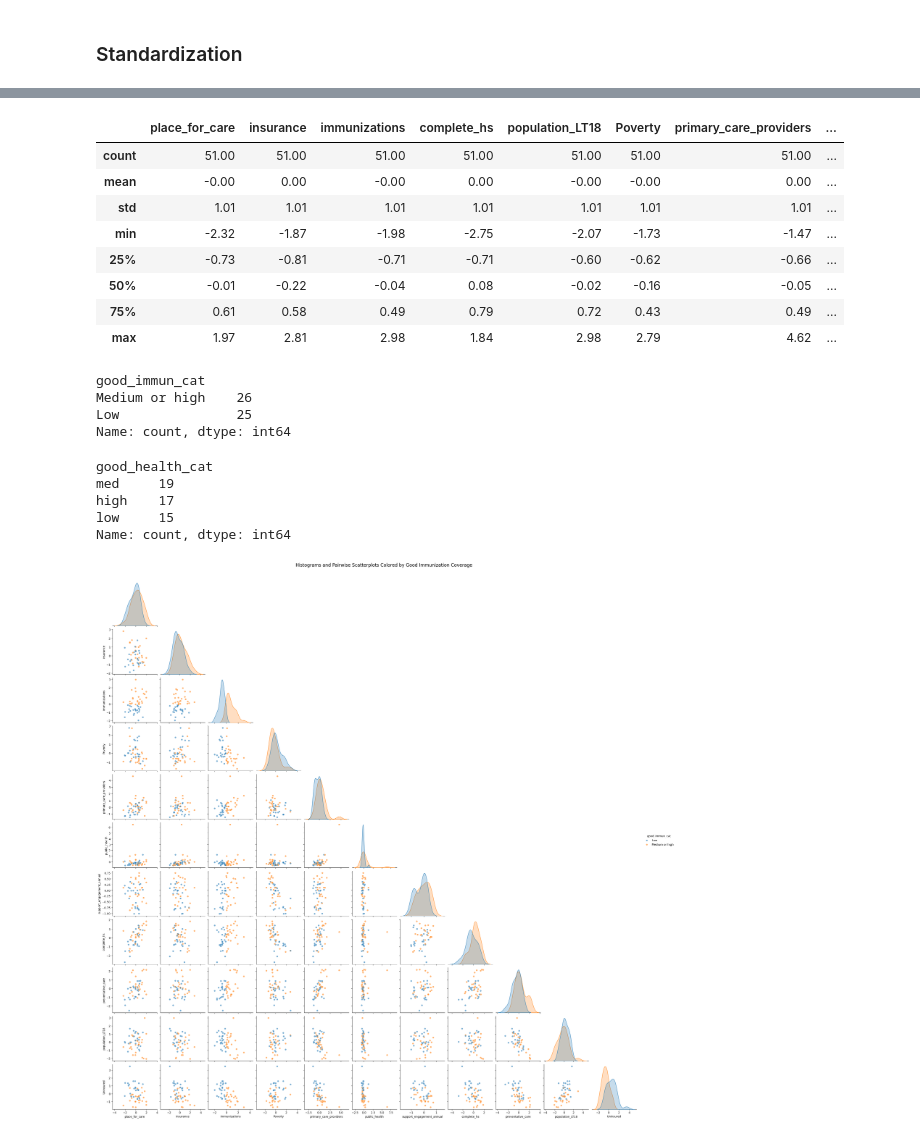
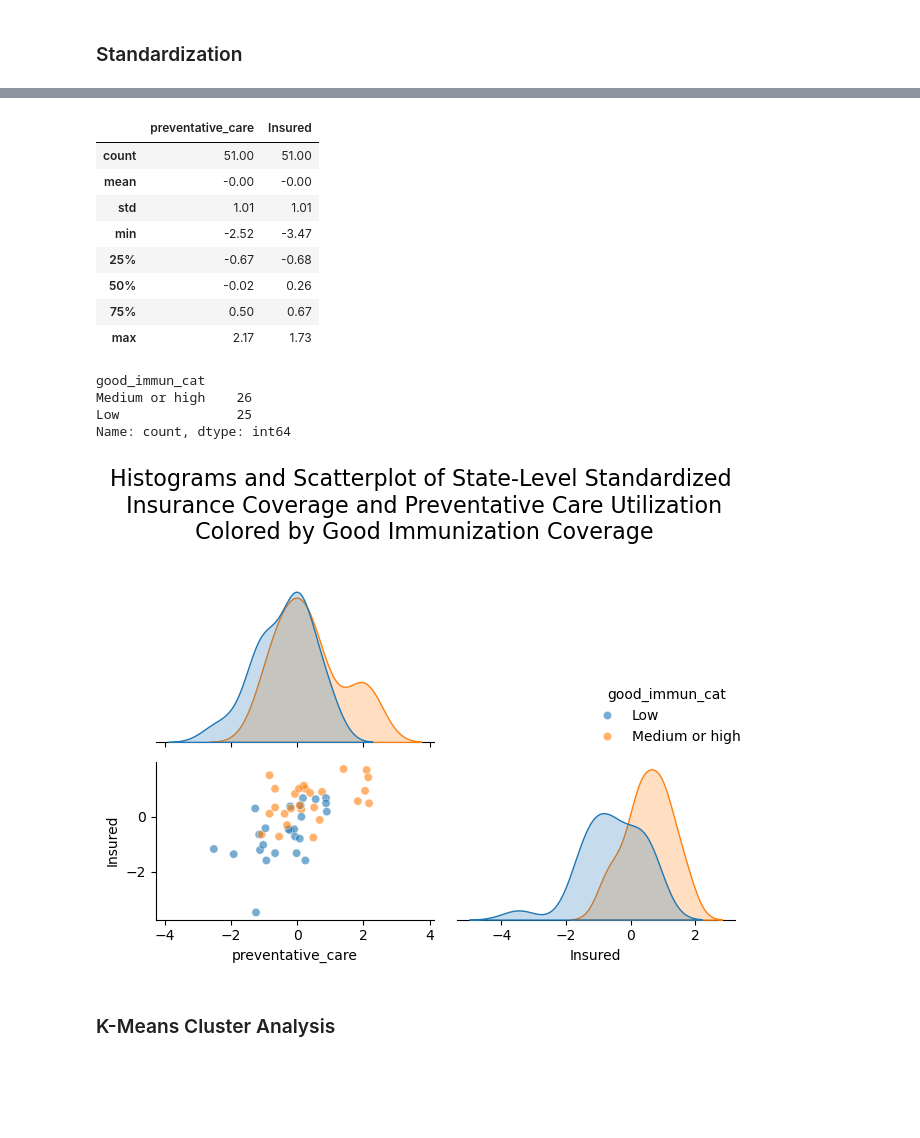
Before and after one commit to vt-art/NSCH-Machine-Learning-Project, a Jupyter notebook: code/3_NSCH_AHR_Cluster_Analysis.ipynb, the cells around one changed output, grey strips where cells are left out. Cells and saved outputs as stored; diff of their text form; code cells hidden in the pictures; blank space fills up the shorter version.

```diff
--- a/code/3_NSCH_AHR_Cluster_Analysis.ipynb
+++ b/code/3_NSCH_AHR_Cluster_Analysis.ipynb
@@ -124,0 +105,6 @@ df_state[['healthy', 'preventative_care','place_for_care',
+# %%
+#Reverse the direction of uninsured to percent insured to make the interpretation
+#easier, so that both preventative care and insured go from low to high.
+df_state['Insured'] = 100 - df_state['Uninsured']
+
+df_state[['preventative_care','Uninsured','Insured']].describe().round(2)
@@ -125,11 +121,5 @@ df_state[['healthy', 'preventative_care','place_for_care',
 # %%
-#Don't include 'healthy' or 'preventative_care' as these are the types of
-#outcomes we are interested in predicting
-
-cols_for_clustering = ['place_for_care',
-'insurance','immunizations','complete_hs','population_LT18',
-'Poverty','primary_care_providers','public_health', 'preventative_care',
-'Uninsured']
+cols_for_clustering = ['preventative_care','Insured']
 
 df_filtered = df_state[cols_for_clustering]
 
@@ -137,9 +127,9 @@ scaler = StandardScaler()
 df_scaled = pd.DataFrame(scaler.fit_transform(df_filtered),
                             columns=df_filtered.columns, index=df_filtered.index)
 
-#Add 'STATE', healthy and preventative care back to the standardized DataFrame
+#Add 'STATE',good immunization coverage back to the standardized DataFrame
 df_state_std = pd.concat(
-    [df_scaled, df_state[['STATE', 'healthy', 'support_engagement_annual', 'good_immun_cat']]],
+    [df_scaled, df_state[['STATE', 'good_immun_cat']]],
     axis=1
 )
 
@@ -166,18 +146,15 @@ print(df_state_std.columns)
 # %%
-df_state_std[['place_for_care', 'insurance','immunizations',
-              'complete_hs','population_LT18', 'Poverty',
-              'primary_care_providers','public_health','preventative_care',
-              'support_engagement_annual','Uninsured']].describe().round(2)
+df_state_std[['preventative_care', 'Insured']].describe().round(2)
 # %% [output]
-|  | place_for_care | insurance | immunizations | complete_hs | population_LT18 | Poverty | primary_care_providers | ... |
-| count | 51.00 | 51.00 | 51.00 | 51.00 | 51.00 | 51.00 | 51.00 | ... |
-| mean | -0.00 | 0.00 | -0.00 | 0.00 | -0.00 | -0.00 | 0.00 | ... |
-| std | 1.01 | 1.01 | 1.01 | 1.01 | 1.01 | 1.01 | 1.01 | ... |
-| min | -2.32 | -1.87 | -1.98 | -2.75 | -2.07 | -1.73 | -1.47 | ... |
-| 25% | -0.73 | -0.81 | -0.71 | -0.71 | -0.60 | -0.62 | -0.66 | ... |
-| 50% | -0.01 | -0.22 | -0.04 | 0.08 | -0.02 | -0.16 | -0.05 | ... |
-| 75% | 0.61 | 0.58 | 0.49 | 0.79 | 0.72 | 0.43 | 0.49 | ... |
-| max | 1.97 | 2.81 | 2.98 | 1.84 | 2.98 | 2.79 | 4.62 | ... |
+|  | preventative_care | Insured |
+| count | 51.00 | 51.00 |
+| mean | -0.00 | -0.00 |
+| std | 1.01 | 1.01 |
+| min | -2.52 | -3.47 |
+| 25% | -0.67 | -0.68 |
+| 50% | -0.02 | 0.26 |
+| 75% | 0.50 | 0.67 |
+| max | 2.17 | 1.73 |
 # %%
 df_state_std['good_immun_cat'].value_counts()
 # %% [output]
@@ -185,18 +162,3 @@ good_immun_cat
 Medium or high    26
 Low               25
 Name: count, dtype: int64
-# %%
-#New variable for good health at 90% or more
-health_bins = [0, 90.0, 92.0, 99.99]
-health_labels = ['low','med','high']
-df_state_std['good_health_cat'] = pd.cut(df_state_std['healthy'],
-                                         bins=health_bins, labels=health_labels,
-                                         right=False)
-
-df_state_std['good_health_cat'].value_counts()
-# %% [output]
-good_health_cat
-med     19
-high    17
-low     15
-Name: count, dtype: int64
@@ -217,17 +165,24 @@ df_cluster = df_cluster.merge(
+# %%
+# Variables of interest
+df_cluster = df_state_std[['STATE','preventative_care','Insured', 'good_immun_cat']]
 # %%
 #Panel histograms and scatterplots with pairwise comparisons
 
 # Create pairplot with hue
 sns.pairplot(df_cluster,
              hue='good_immun_cat',
              kind='scatter',
              corner=True,
              plot_kws={'alpha': 0.6})
 
 # Add a title
-plt.suptitle('Histograms and Pairwise Scatterplots Colored by Good Immunization Coverage', fontsize=16, y=1.02)
-
+plt.suptitle('Histograms and Scatterplot of State-Level Standardized\n Insurance Coverage and Preventative Care Utilization\n Colored by Good Immunization Coverage', fontsize=16, y=1.02)
+# Save the plot
+plt.tight_layout()
+plt.savefig('Q2_insured_pcare_good_immun_scatter.png', dpi=300)
 # Show plot
 plt.show()
 # %% [output]
-[figure, old version]
+[figure, new version]
+# %% [markdown]
+### K-Means Cluster Analysis
```
Also changed, not shown: parts of 22 cells of this notebook.
